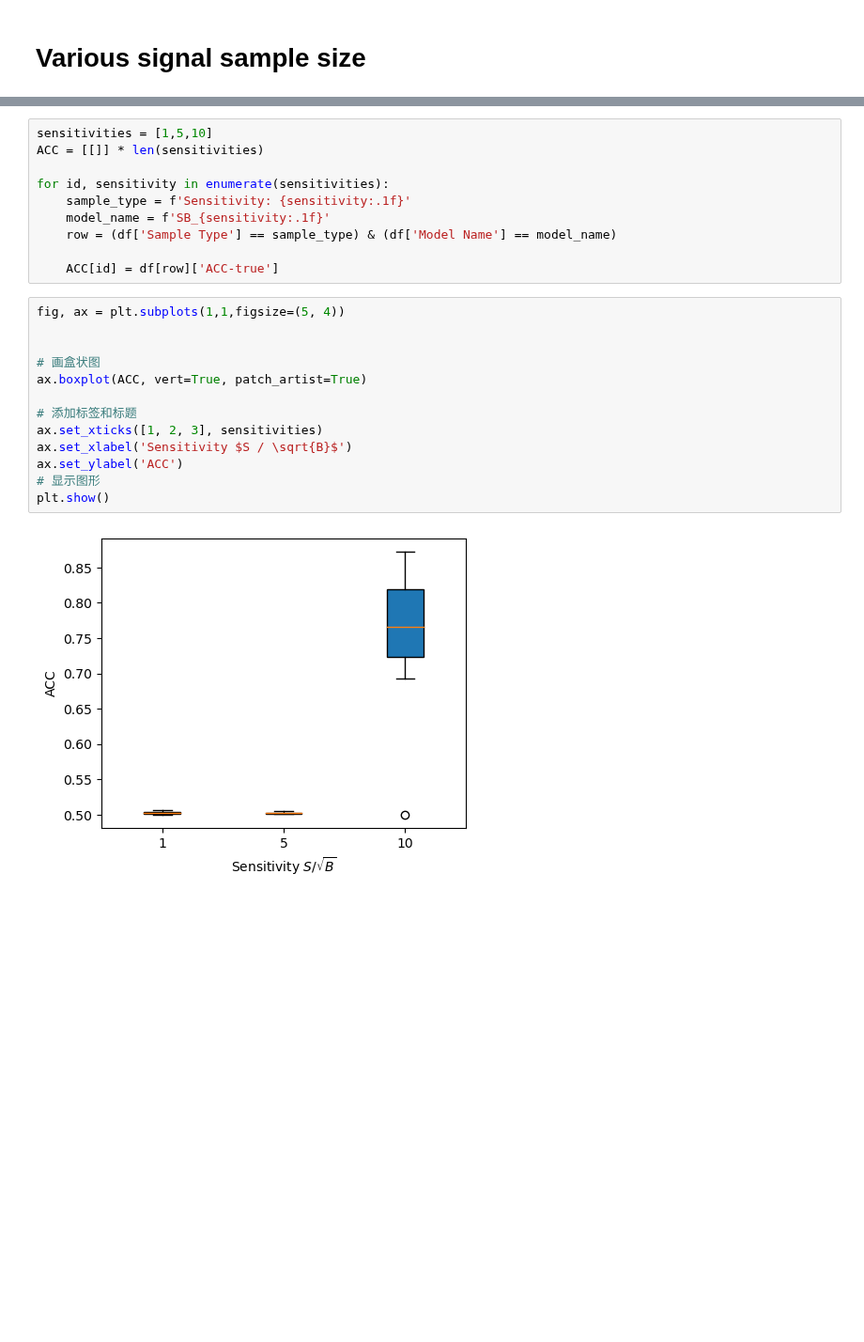
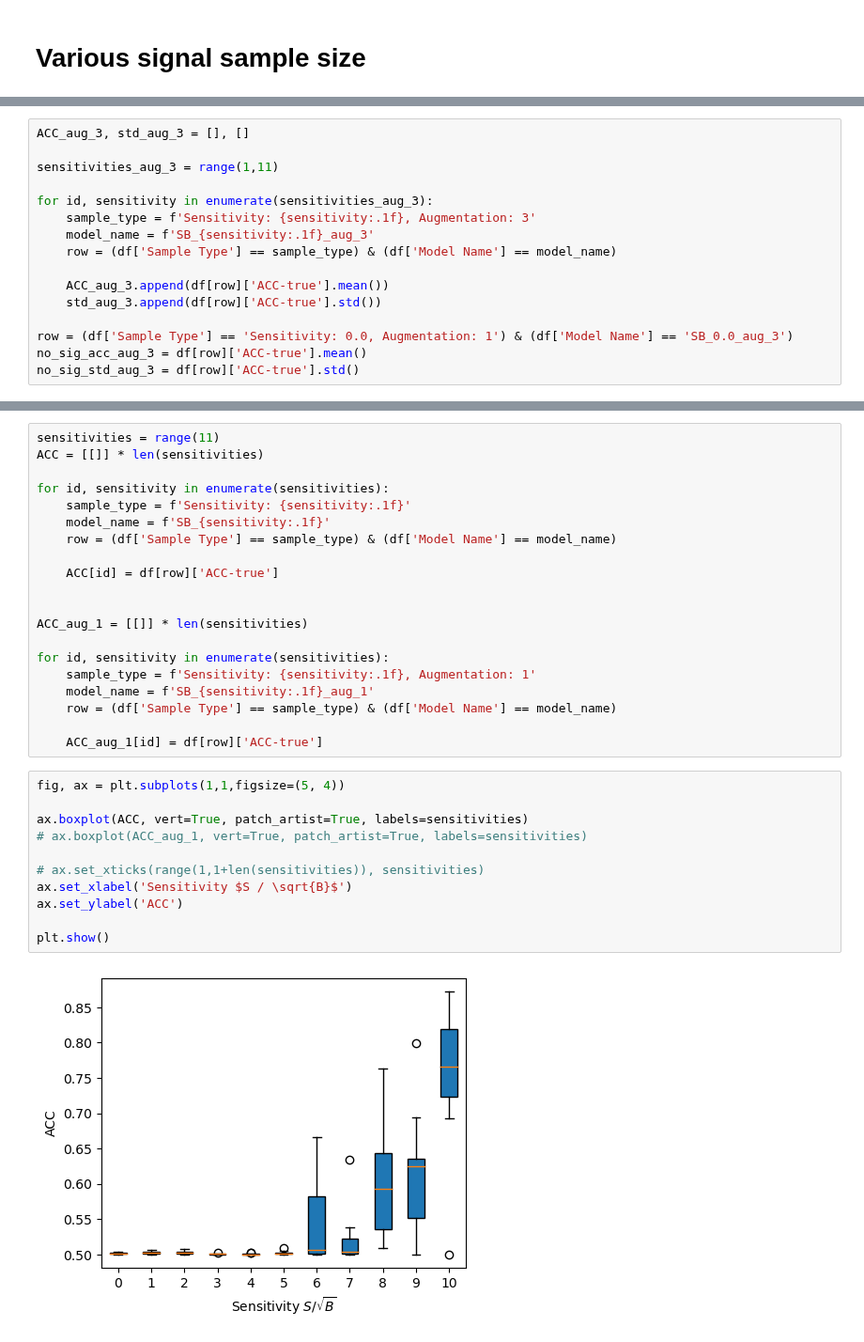
Before and after one commit to r10222035/data_augmentation, a Jupyter notebook: CNN/read_CNN_results.ipynb, the cells around one changed output, grey strips where cells are left out. Shown at 94% size. Saved outputs shown, nothing was run; the diff lists cells and outputs as text; blank space fills up the shorter version.

```diff
--- a/CNN/read_CNN_results.ipynb
+++ b/CNN/read_CNN_results.ipynb
@@ -46,3 +61,19 @@ for id, sensitivity in enumerate(sensitivities):
+# %%
+ACC_aug_3, std_aug_3 = [], []
+
+sensitivities_aug_3 = range(1,11)
+
+for id, sensitivity in enumerate(sensitivities_aug_3):
+    sample_type = f'Sensitivity: {sensitivity:.1f}, Augmentation: 3'
+    model_name = f'SB_{sensitivity:.1f}_aug_3'
+    row = (df['Sample Type'] == sample_type) & (df['Model Name'] == model_name)
+
+    ACC_aug_3.append(df[row]['ACC-true'].mean())
+    std_aug_3.append(df[row]['ACC-true'].std())
+
+row = (df['Sample Type'] == 'Sensitivity: 0.0, Augmentation: 1') & (df['Model Name'] == 'SB_0.0_aug_3')
+no_sig_acc_aug_3 = df[row]['ACC-true'].mean()
+no_sig_std_aug_3 = df[row]['ACC-true'].std()
 # %%
 fig, ax = plt.subplots(1,1,figsize=(5, 4))
 # plot no signal sample ACC with error bar
@@ -67,5 +159,5 @@ plt.show()
 # %%
-sensitivities = [1,5,10]
+sensitivities = range(11)
 ACC = [[]] * len(sensitivities)
 
 for id, sensitivity in enumerate(sensitivities):
@@ -74,18 +166,26 @@ for id, sensitivity in enumerate(sensitivities):
     row = (df['Sample Type'] == sample_type) & (df['Model Name'] == model_name)
 
     ACC[id] = df[row]['ACC-true']
+
+
+ACC_aug_1 = [[]] * len(sensitivities)
+
+for id, sensitivity in enumerate(sensitivities):
+    sample_type = f'Sensitivity: {sensitivity:.1f}, Augmentation: 1'
+    model_name = f'SB_{sensitivity:.1f}_aug_1'
+    row = (df['Sample Type'] == sample_type) & (df['Model Name'] == model_name)
+
+    ACC_aug_1[id] = df[row]['ACC-true']
 # %%
 fig, ax = plt.subplots(1,1,figsize=(5, 4))
 
+ax.boxplot(ACC, vert=True, patch_artist=True, labels=sensitivities)
+# ax.boxplot(ACC_aug_1, vert=True, patch_artist=True, labels=sensitivities)
 
-# 画盒状图
-ax.boxplot(ACC, vert=True, patch_artist=True)
-
-# 添加标签和标题
-ax.set_xticks([1, 2, 3], sensitivities)
+# ax.set_xticks(range(1,1+len(sensitivities)), sensitivities)
 ax.set_xlabel('Sensitivity $S / \sqrt{B}$')
 ax.set_ylabel('ACC')
-# 显示图形
+
 plt.show()
 # %% [output]
-[figure, old version]
+[figure, new version]
```
Also changed, not shown: parts of 6 cells of this notebook, 5 other files.
